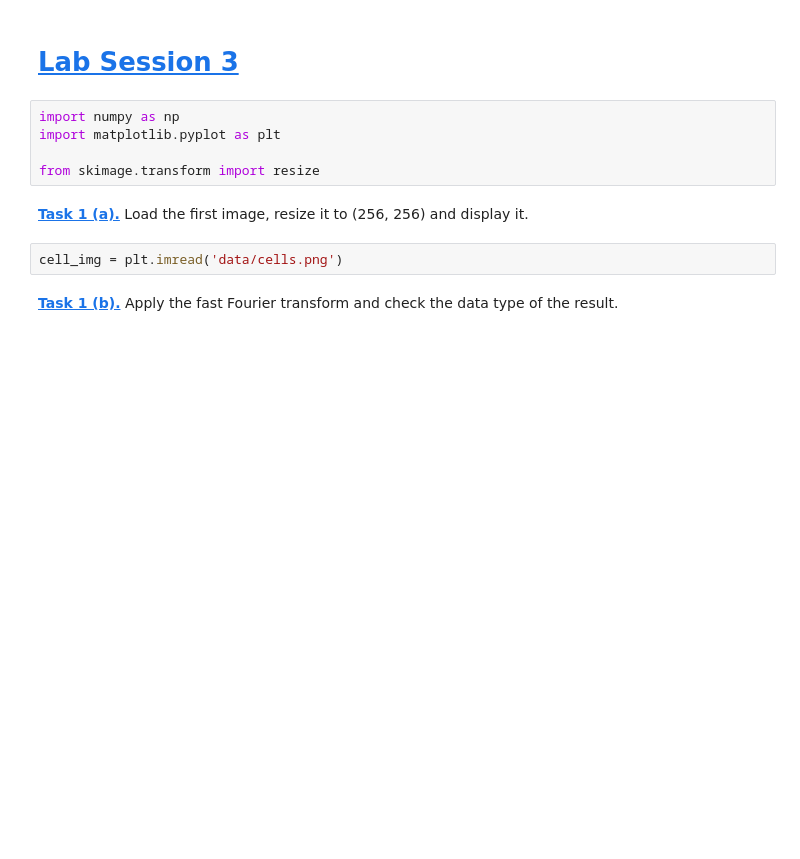
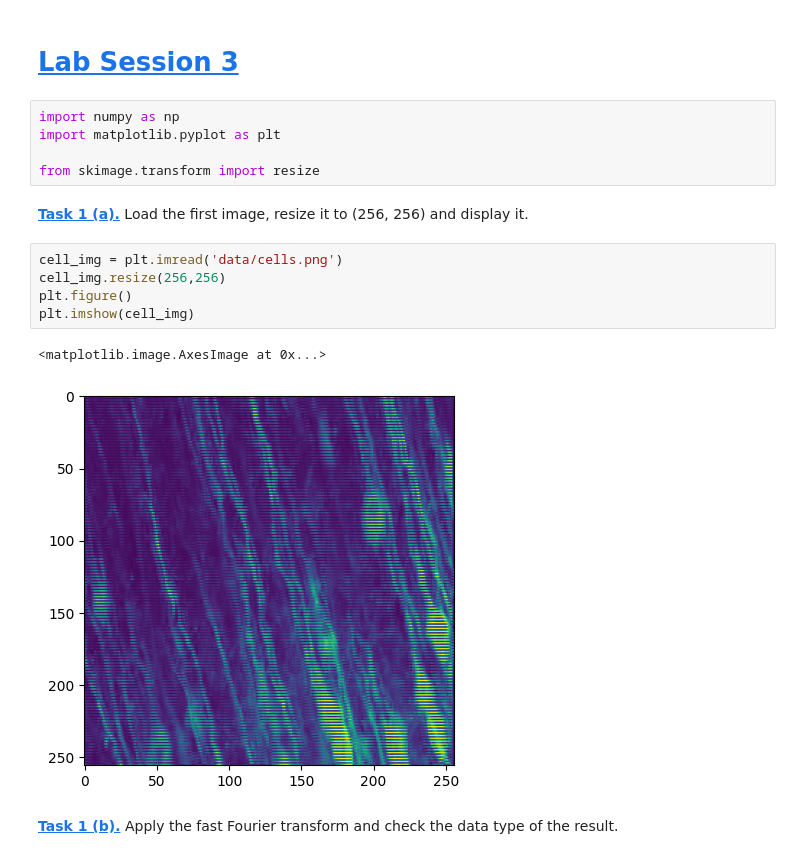
Before and after one commit to Hannahrrrrr/mobifs5-python, a Jupyter notebook: fourier.ipynb, the cells around one changed output. Cells and saved outputs as stored; diff of their text form; blank space fills up the shorter version.

```diff
--- a/fourier.ipynb
+++ b/fourier.ipynb
@@ -9,5 +9,11 @@ from skimage.transform import resize
 **[Task 1 (a).]()** Load the first image, resize it to (256, 256) and display it.
 # %%
 cell_img = plt.imread('data/cells.png')
+cell_img.resize(256,256)
+plt.figure()
+plt.imshow(cell_img)
+# %% [output]
+<matplotlib.image.AxesImage at 0x...>
+[figure, added]
 # %% [markdown]
 **[Task 1 (b).]()** Apply the fast Fourier transform and check the data type of the result.
```
Also changed, not shown: parts of 7 cells of this notebook.
